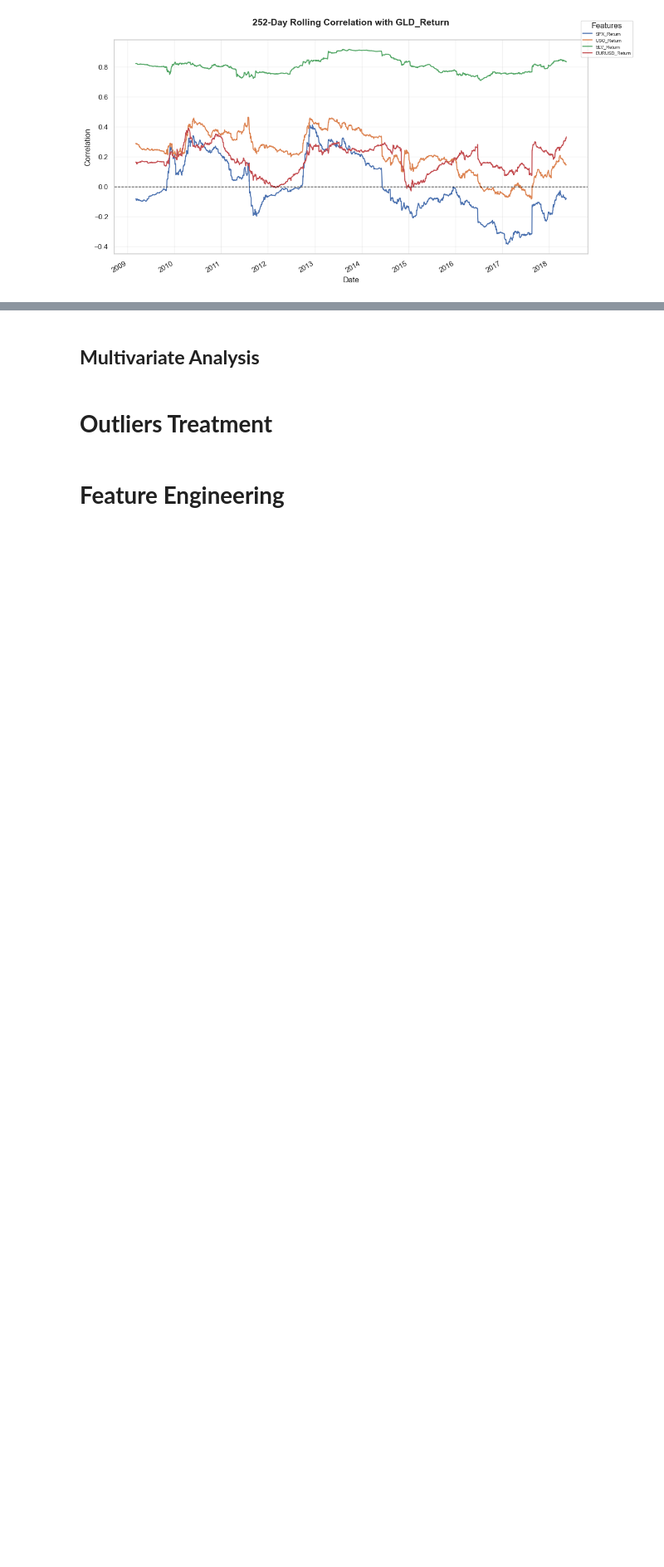
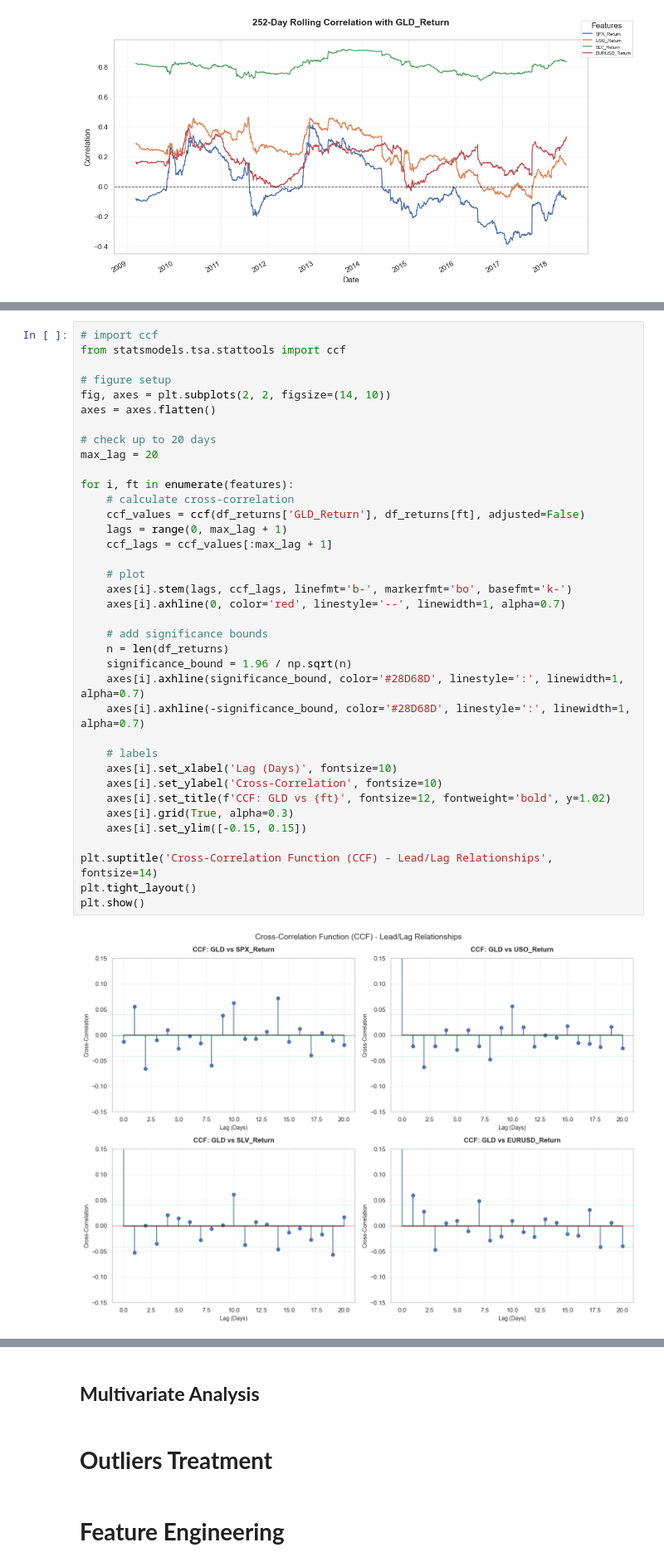
Before and after one commit to tshihab07/gold-price-forecasting, a Jupyter notebook: notebookes/dataPreprocessing.ipynb, the cells around one changed output, grey strips where cells are left out. Shown at 83% size. Cells and saved outputs as stored; diff of their text form; blank space fills up the shorter version.

```diff
--- a/notebookes/dataPreprocessing.ipynb
+++ b/notebookes/dataPreprocessing.ipynb
@@ -742,0 +745,39 @@ plt.show()
+# %%
+# import ccf
+from statsmodels.tsa.stattools import ccf
+
+# figure setup
+fig, axes = plt.subplots(2, 2, figsize=(14, 10))
+axes = axes.flatten()
+
+# check up to 20 days
+max_lag = 20
+
+for i, ft in enumerate(features):
+    # calculate cross-correlation
+    ccf_values = ccf(df_returns['GLD_Return'], df_returns[ft], adjusted=False)
+    lags = range(0, max_lag + 1)
+    ccf_lags = ccf_values[:max_lag + 1]
+
+    # plot
+    axes[i].stem(lags, ccf_lags, linefmt='b-', markerfmt='bo', basefmt='k-')
+    axes[i].axhline(0, color='red', linestyle='--', linewidth=1, alpha=0.7)
+
+    # add significance bounds
+    n = len(df_returns)
+    significance_bound = 1.96 / np.sqrt(n)
+    axes[i].axhline(significance_bound, color='#28D68D', linestyle=':', linewidth=1, alpha=0.7)
+    axes[i].axhline(-significance_bound, color='#28D68D', linestyle=':', linewidth=1, alpha=0.7)
+
+    # labels
+    axes[i].set_xlabel('Lag (Days)', fontsize=10)
+    axes[i].set_ylabel('Cross-Correlation', fontsize=10)
+    axes[i].set_title(f'CCF: GLD vs {ft}', fontsize=12, fontweight='bold', y=1.02)
+    axes[i].grid(True, alpha=0.3)
+    axes[i].set_ylim([-0.15, 0.15])
+
+plt.suptitle('Cross-Correlation Function (CCF) - Lead/Lag Relationships', fontsize=14)
+plt.tight_layout()
+plt.show()
+# %% [output]
+[figure, added]
```
Also changed, not shown: parts of 5 cells of this notebook.
